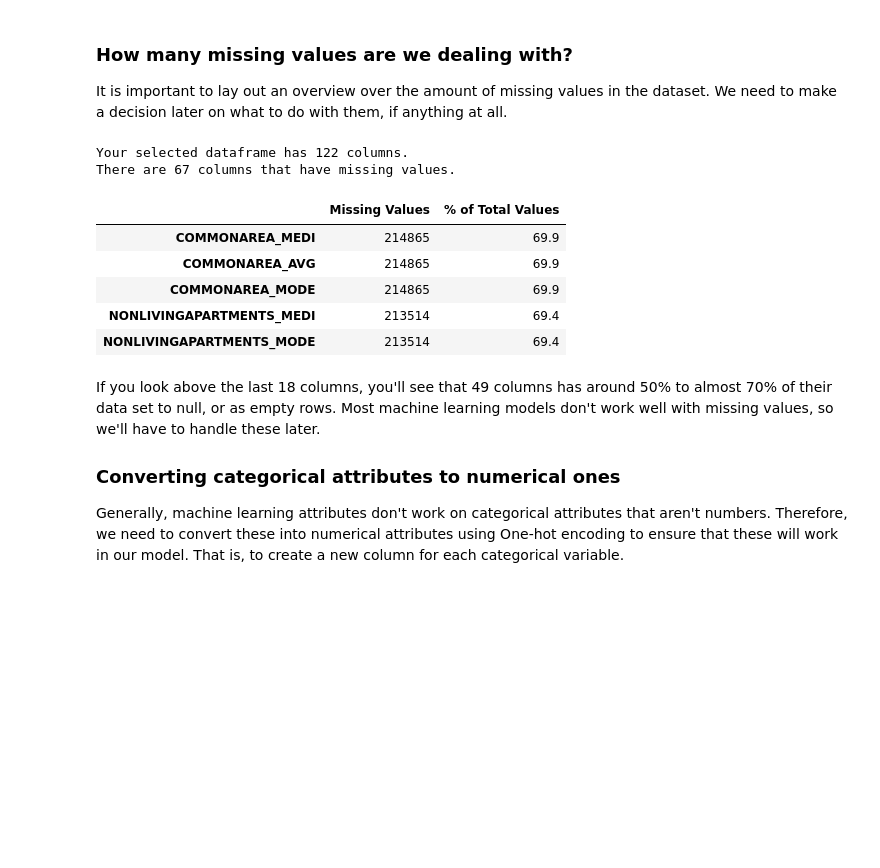
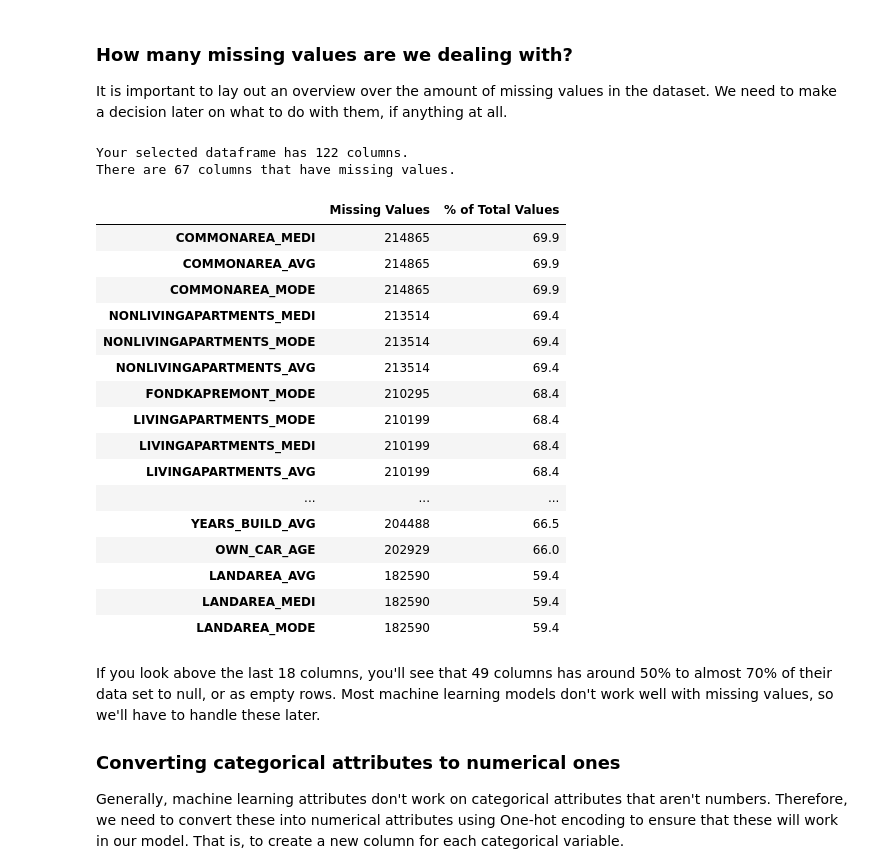
Before and after one commit to adrsolheim/notebooks, a Jupyter notebook: home-credit-default-risk/home_credit_default_risk.ipynb, the cells around one changed output. Cells and saved outputs as stored; diff of their text form; code cells hidden in the pictures; blank space fills up the shorter version.

```diff
--- a/home-credit-default-risk/home_credit_default_risk.ipynb
+++ b/home-credit-default-risk/home_credit_default_risk.ipynb
@@ -231,16 +245,27 @@ def missing_values_table(df):
         # Return the dataframe with missing information
         return mis_val_table_ren_columns
 # %%
-missing_values_table(train_set).head()
+missing_values_table(train_set).head(20)
 # %% [output]
 Your selected dataframe has 122 columns.
 There are 67 columns that have missing values.
 |  | Missing Values | % of Total Values |
 | COMMONAREA_MEDI | 214865 | 69.9 |
 | COMMONAREA_AVG | 214865 | 69.9 |
 | COMMONAREA_MODE | 214865 | 69.9 |
 | NONLIVINGAPARTMENTS_MEDI | 213514 | 69.4 |
 | NONLIVINGAPARTMENTS_MODE | 213514 | 69.4 |
+| NONLIVINGAPARTMENTS_AVG | 213514 | 69.4 |
+| FONDKAPREMONT_MODE | 210295 | 68.4 |
+| LIVINGAPARTMENTS_MODE | 210199 | 68.4 |
+| LIVINGAPARTMENTS_MEDI | 210199 | 68.4 |
+| LIVINGAPARTMENTS_AVG | 210199 | 68.4 |
+| ... | ... | ... |
+| YEARS_BUILD_AVG | 204488 | 66.5 |
+| OWN_CAR_AGE | 202929 | 66.0 |
+| LANDAREA_AVG | 182590 | 59.4 |
+| LANDAREA_MEDI | 182590 | 59.4 |
+| LANDAREA_MODE | 182590 | 59.4 |
 # %% [markdown]
 If you look above the last 18 columns, you'll see that 49 columns has around 50% to almost 70% of their data set to null, or as empty rows. Most machine learning models don't work well with missing values, so we'll have to handle these later.
 
```
Also changed, not shown: parts of 55 cells of this notebook.
